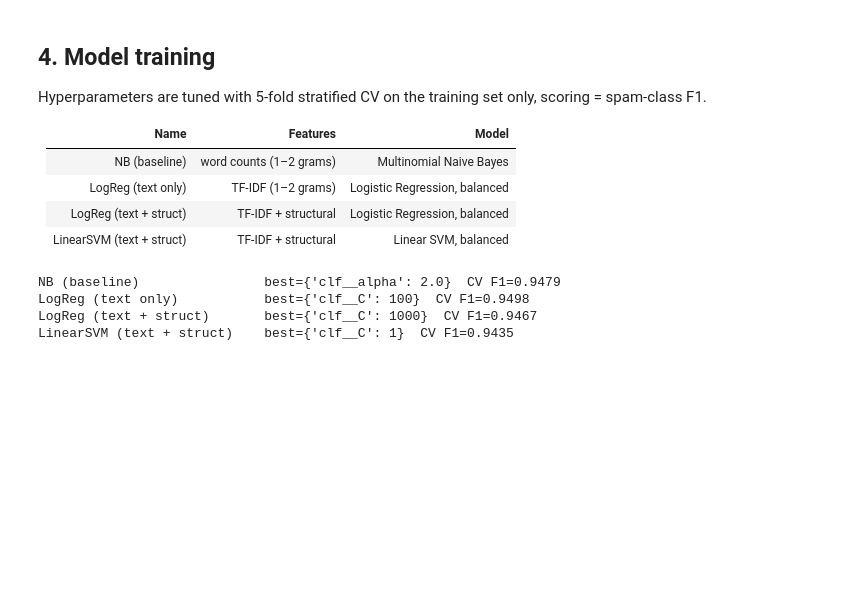
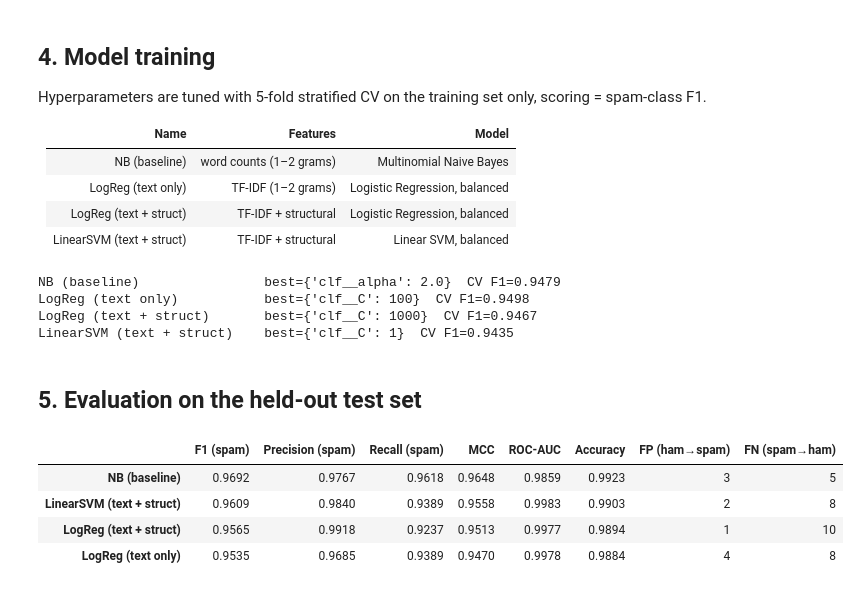
Before and after one commit to asifcse07/sms-spam-detection-nlp, a Jupyter notebook: experiment.ipynb, the cells around one changed output. Cells and saved outputs as stored; diff of their text form; code cells hidden in the pictures; blank space fills up the shorter version.

```diff
--- a/experiment.ipynb
+++ b/experiment.ipynb
@@ -246,3 +246,30 @@ NB (baseline)                best={'clf__alpha': 2.0}  CV F1=0.9479
 LogReg (text only)           best={'clf__C': 100}  CV F1=0.9498
 LogReg (text + struct)       best={'clf__C': 1000}  CV F1=0.9467
 LinearSVM (text + struct)    best={'clf__C': 1}  CV F1=0.9435
+# %% [markdown]
+## 5. Evaluation on the held-out test set
+# %%
+def scores(model, X, y):
+    pred = model.predict(X)
+    clf = model.named_steps["clf"]
+    score = model.decision_function(X) if hasattr(clf, "decision_function") else model.predict_proba(X)[:, 1]
+    return {
+        "F1 (spam)": f1_score(y, pred),
+        "Precision (spam)": precision_score(y, pred),
+        "Recall (spam)": recall_score(y, pred),
+        "MCC": matthews_corrcoef(y, pred),
+        "ROC-AUC": roc_auc_score(y, score),
+        "Accuracy": accuracy_score(y, pred),
+        "FP (ham→spam)": int(((pred == 1) & (y == 0)).sum()),
+        "FN (spam→ham)": int(((pred == 0) & (y == 1)).sum()),
+    }
+
+results = pd.DataFrame({name: scores(m, X_test, y_test) for name, m in fitted.items()}).T
+results[["FP (ham→spam)", "FN (spam→ham)"]] = results[["FP (ham→spam)", "FN (spam→ham)"]].astype(int)
+results.sort_values("F1 (spam)", ascending=False).round(4)
+# %% [output]
+|  | F1 (spam) | Precision (spam) | Recall (spam) | MCC | ROC-AUC | Accuracy | FP (ham→spam) | FN (spam→ham) |
+| NB (baseline) | 0.9692 | 0.9767 | 0.9618 | 0.9648 | 0.9859 | 0.9923 | 3 | 5 |
+| LinearSVM (text + struct) | 0.9609 | 0.9840 | 0.9389 | 0.9558 | 0.9983 | 0.9903 | 2 | 8 |
+| LogReg (text + struct) | 0.9565 | 0.9918 | 0.9237 | 0.9513 | 0.9977 | 0.9894 | 1 | 10 |
+| LogReg (text only) | 0.9535 | 0.9685 | 0.9389 | 0.9470 | 0.9978 | 0.9884 | 4 | 8 |
```
Also changed, not shown: parts of 9 cells of this notebook.
